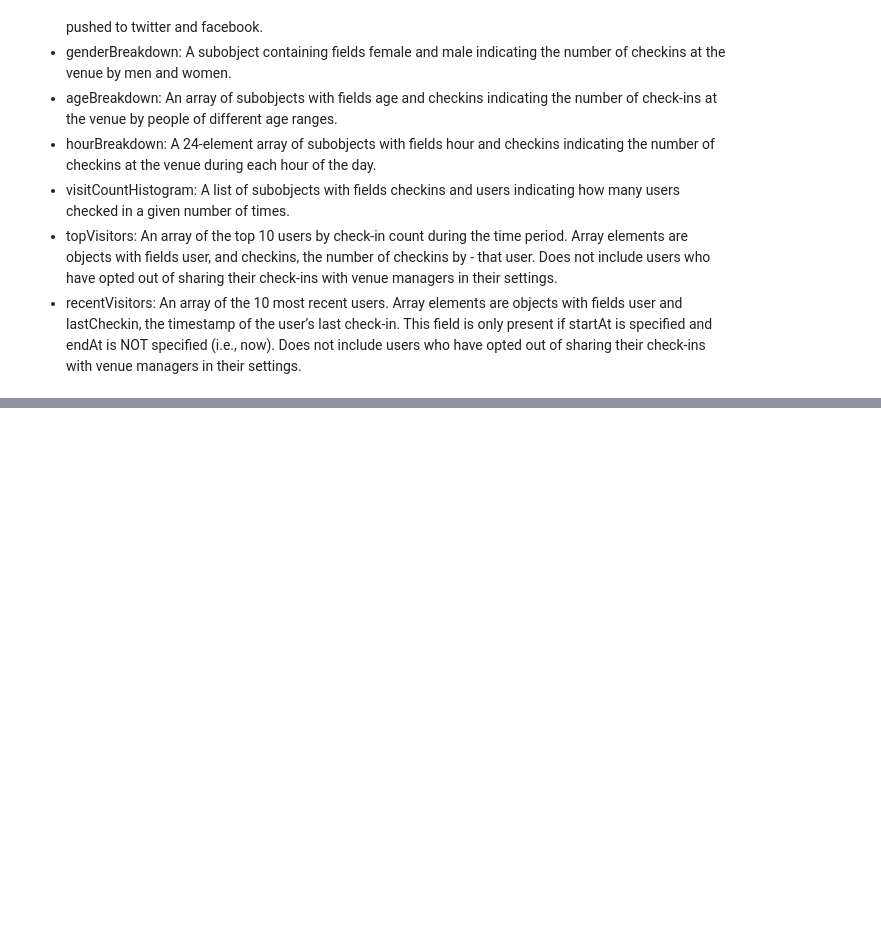
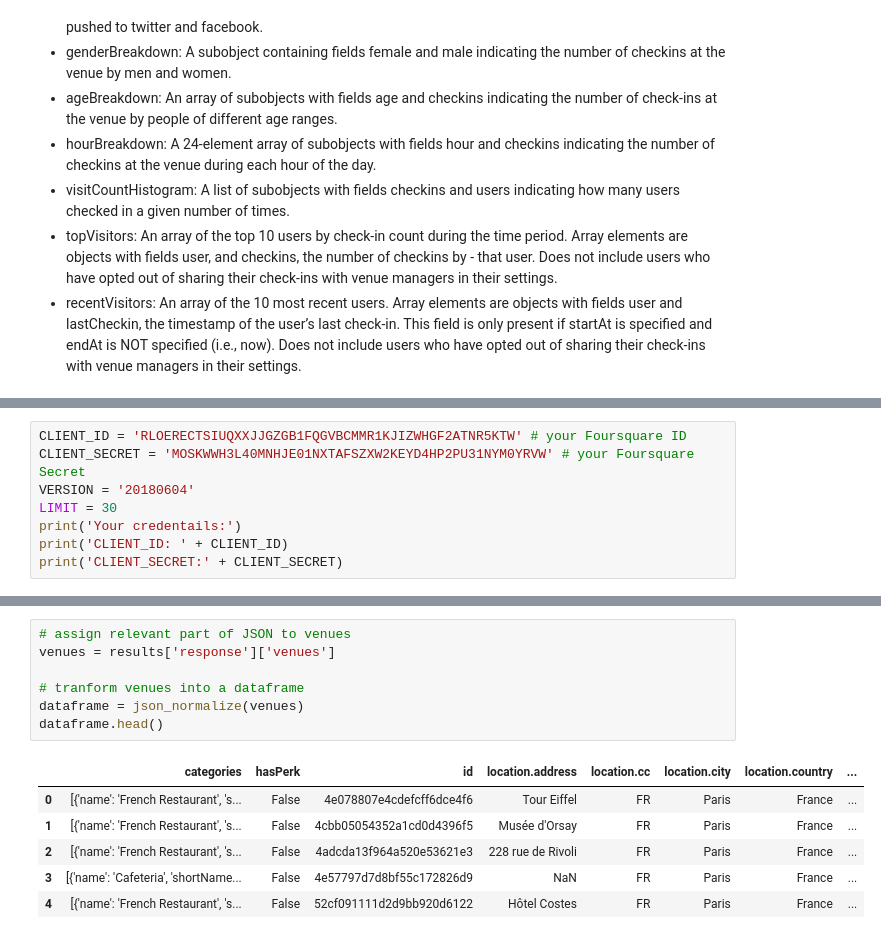
Before and after one commit to DariusTETSA/Coursera_Capstone, a Jupyter notebook: Data science capstone week 1 final - Data descript.ipynb, the cells around one changed output, grey strips where cells are left out. Cells and saved outputs as stored; diff of their text form; blank space fills up the shorter version.

```diff
--- a/Data science capstone week 1 final - Data descript.ipynb
+++ b/Data science capstone week 1 final - Data descript.ipynb
@@ -44,0 +85,8 @@ For each venue, we will get the statistics. The fields are the following
+# %%
+CLIENT_ID = 'RLOERECTSIUQXXJJGZGB1FQGVBCMMR1KJIZWHGF2ATNR5KTW' # your Foursquare ID
+CLIENT_SECRET = 'MOSKWWH3L40MNHJE01NXTAFSZXW2KEYD4HP2PU31NYM0YRVW' # your Foursquare Secret
+VERSION = '20180604'
+LIMIT = 30
+print('Your credentails:')
+print('CLIENT_ID: ' + CLIENT_ID)
+print('CLIENT_SECRET:' + CLIENT_SECRET)
@@ -44,0 +133,14 @@ For each venue, we will get the statistics. The fields are the following
+# %%
+# assign relevant part of JSON to venues
+venues = results['response']['venues']
+
+# tranform venues into a dataframe
+dataframe = json_normalize(venues)
+dataframe.head()
+# %% [output]
+|  | categories | hasPerk | id | location.address | location.cc | location.city | location.country | ... |
+| 0 | [{'name': 'French Restaurant', 's... | False | 4e078807e4cdefcff6dce4f6 | Tour Eiffel | FR | Paris | France | ... |
+| 1 | [{'name': 'French Restaurant', 's... | False | 4cbb05054352a1cd0d4396f5 | Musée d'Orsay | FR | Paris | France | ... |
+| 2 | [{'name': 'French Restaurant', 's... | False | 4adcda13f964a520e53621e3 | 228 rue de Rivoli | FR | Paris | France | ... |
+| 3 | [{'name': 'Cafeteria', 'shortName... | False | 4e57797d7d8bf55c172826d9 | NaN | FR | Paris | France | ... |
+| 4 | [{'name': 'French Restaurant', 's... | False | 52cf091111d2d9bb920d6122 | Hôtel Costes | FR | Paris | France | ... |
```
Also changed, not shown: parts of 10 cells of this notebook.
